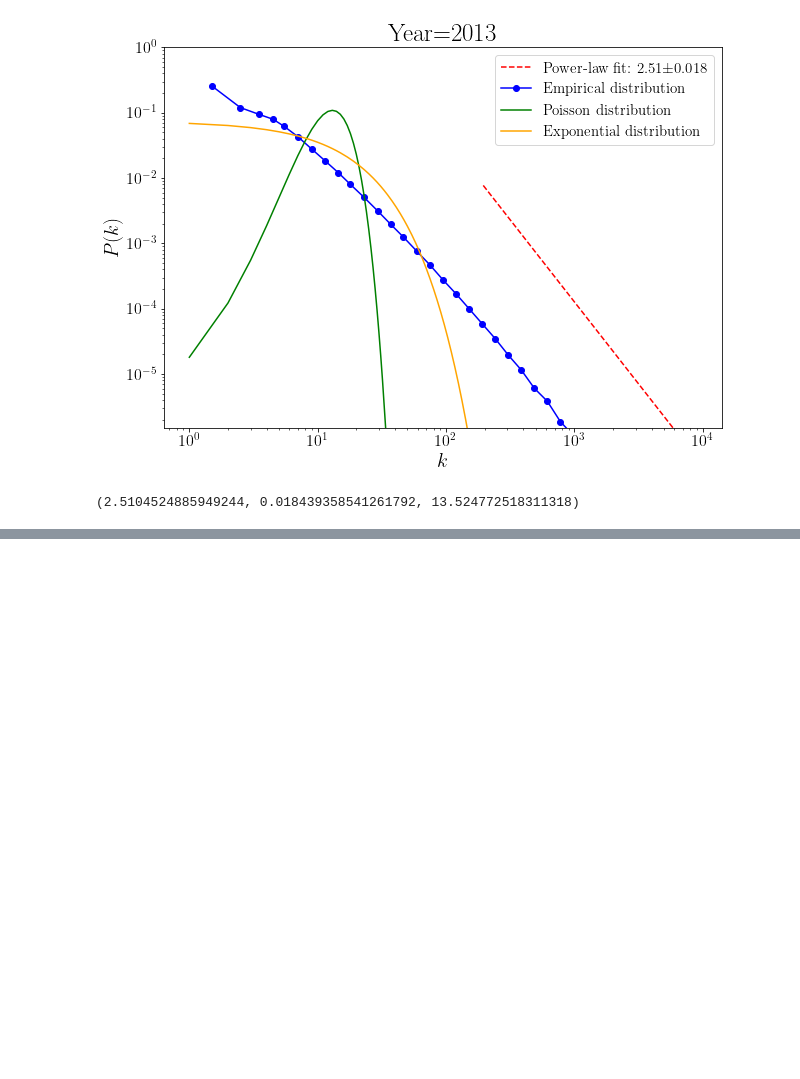
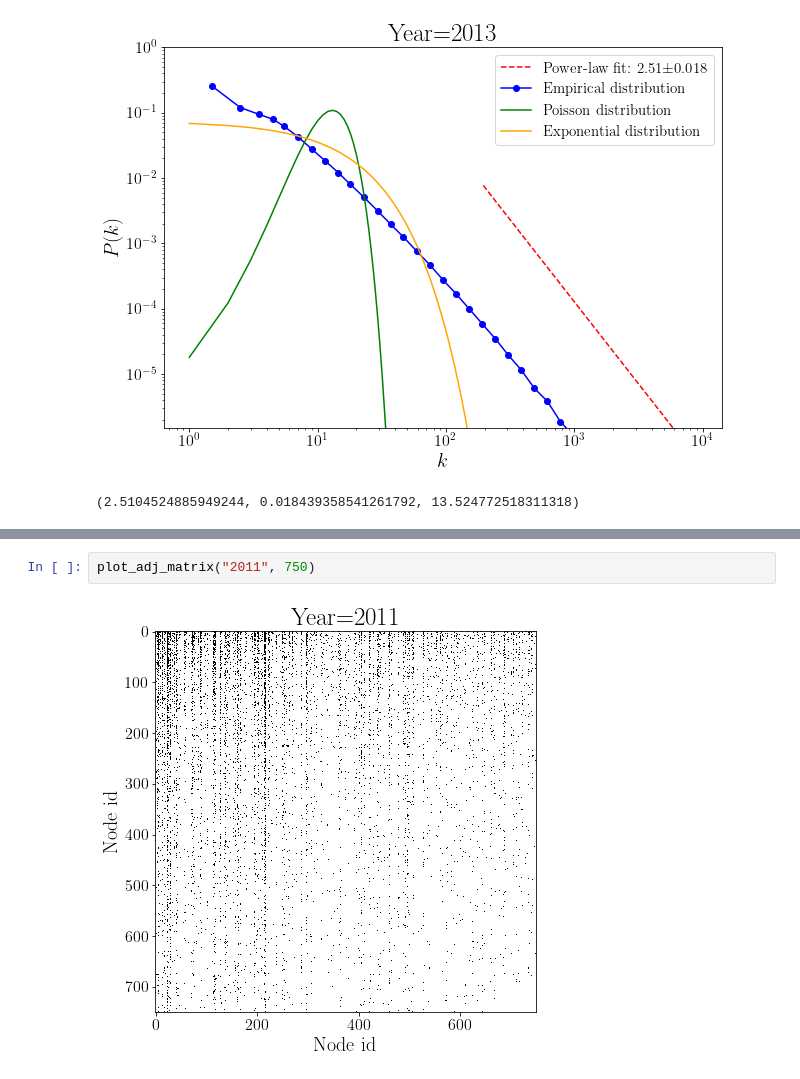
Before and after one commit to luis-tm/network_science, a Jupyter notebook: FINAL_PROJECT_CODE.ipynb, the cells around one changed output, grey strips where cells are left out. Saved outputs shown, nothing was run; the diff lists cells and outputs as text; blank space fills up the shorter version.

```diff
--- a/FINAL_PROJECT_CODE.ipynb
+++ b/FINAL_PROJECT_CODE.ipynb
@@ -309,0 +362,4 @@ plot_adj_matrix("2010", 1000)
+# %%
+plot_adj_matrix("2011", 750)
+# %% [output]
+[figure, added]
```
Also changed, not shown: parts of 13 cells of this notebook.
